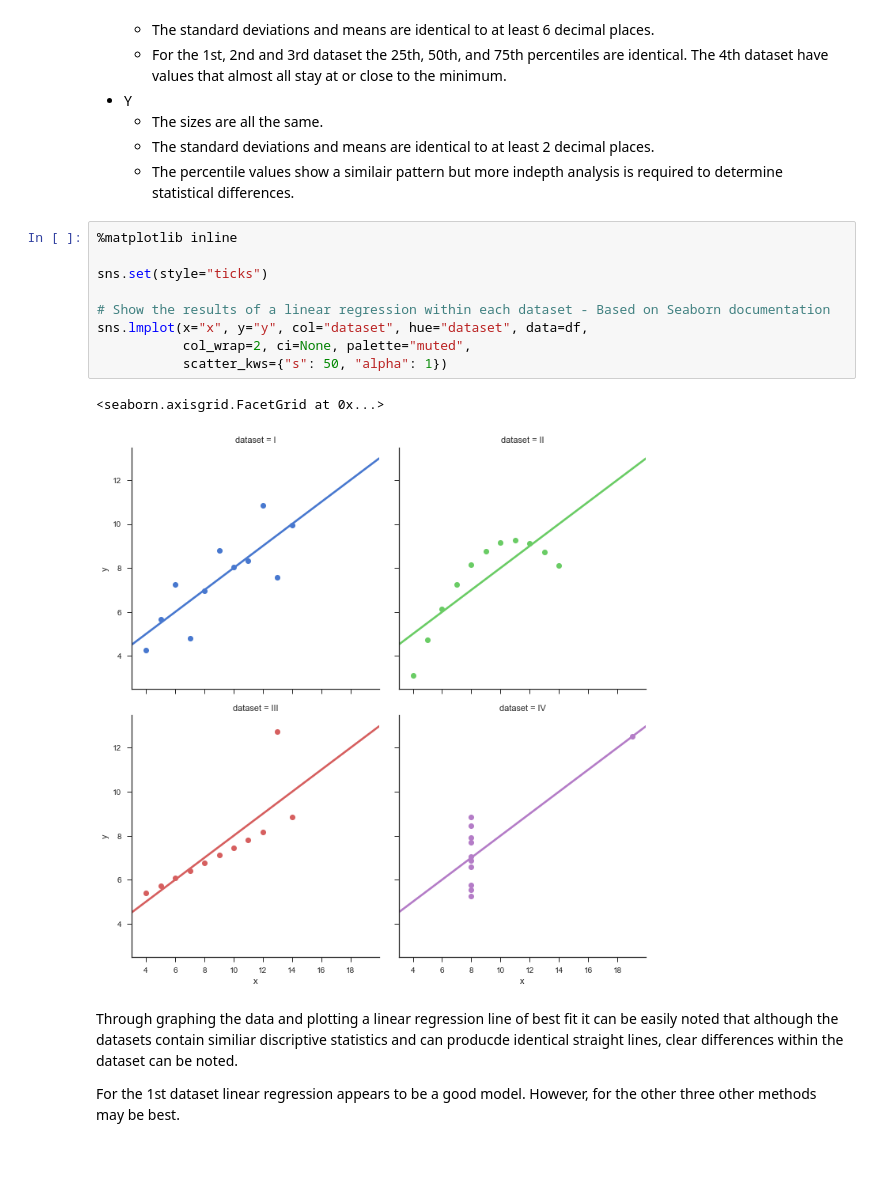
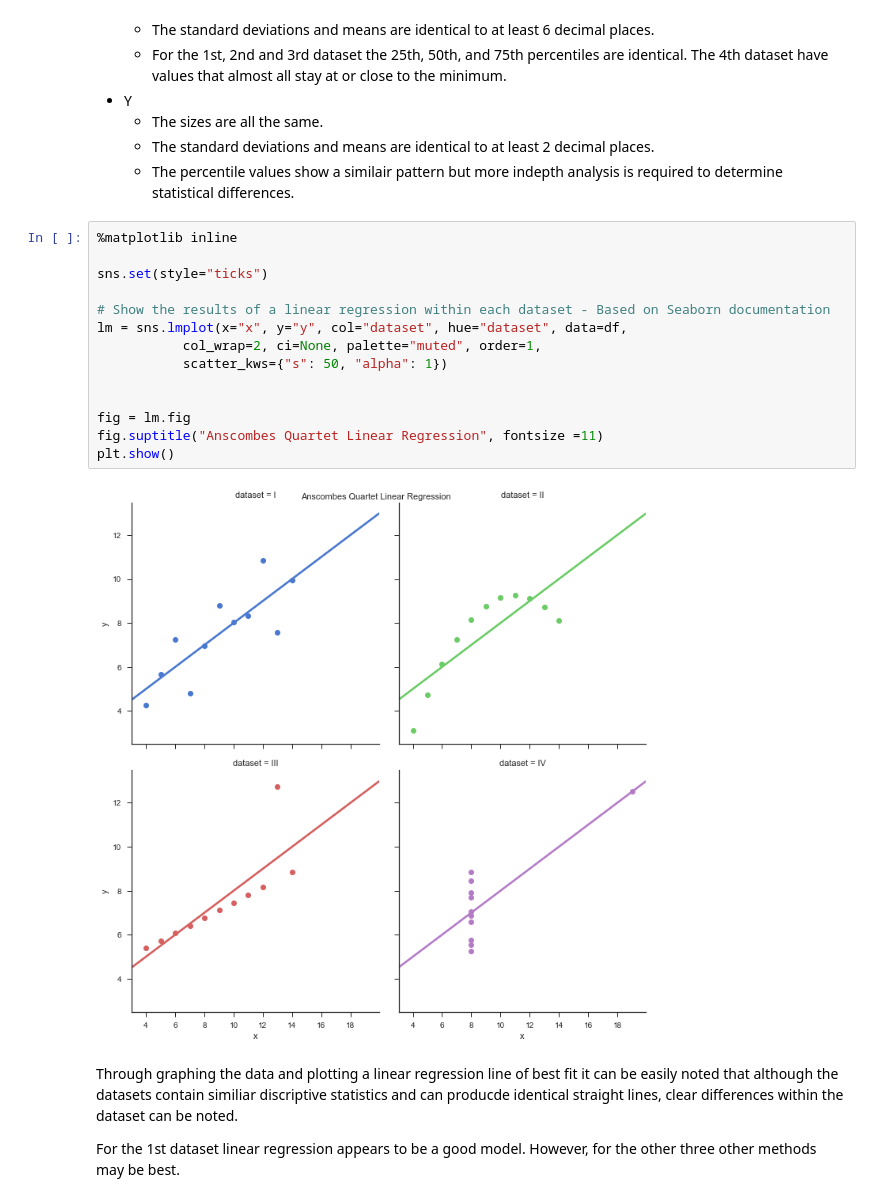
Before and after one commit to peterdt713/Fundamentals_Data_Analysis_Assignment, a Jupyter notebook: Anscombe’s quartet dataset - Research.ipynb, the cells around one changed output. Cells and saved outputs as stored; diff of their text form; blank space fills up the shorter version.

```diff
--- a/Anscombe’s quartet dataset - Research.ipynb
+++ b/Anscombe’s quartet dataset - Research.ipynb
@@ -83,15 +83,19 @@ The following can be noted from the datasets:
 # %%
 %matplotlib inline
 
 sns.set(style="ticks")
 
 # Show the results of a linear regression within each dataset - Based on Seaborn documentation
-sns.lmplot(x="x", y="y", col="dataset", hue="dataset", data=df,
-           col_wrap=2, ci=None, palette="muted",
+lm = sns.lmplot(x="x", y="y", col="dataset", hue="dataset", data=df,
+           col_wrap=2, ci=None, palette="muted", order=1,
            scatter_kws={"s": 50, "alpha": 1})
+
+
+fig = lm.fig
+fig.suptitle("Anscombes Quartet Linear Regression", fontsize =11)
+plt.show()
 # %% [output]
-<seaborn.axisgrid.FacetGrid at 0x...>
-[figure, old version]
+[figure, new version]
 # %% [markdown]
 Through graphing the data and plotting a linear regression line of best fit it can be easily noted that although the datasets contain similiar discriptive statistics and can producde identical straight lines, clear differences within the dataset can be noted.
 
```
Also changed, not shown: parts of 10 cells of this notebook.
